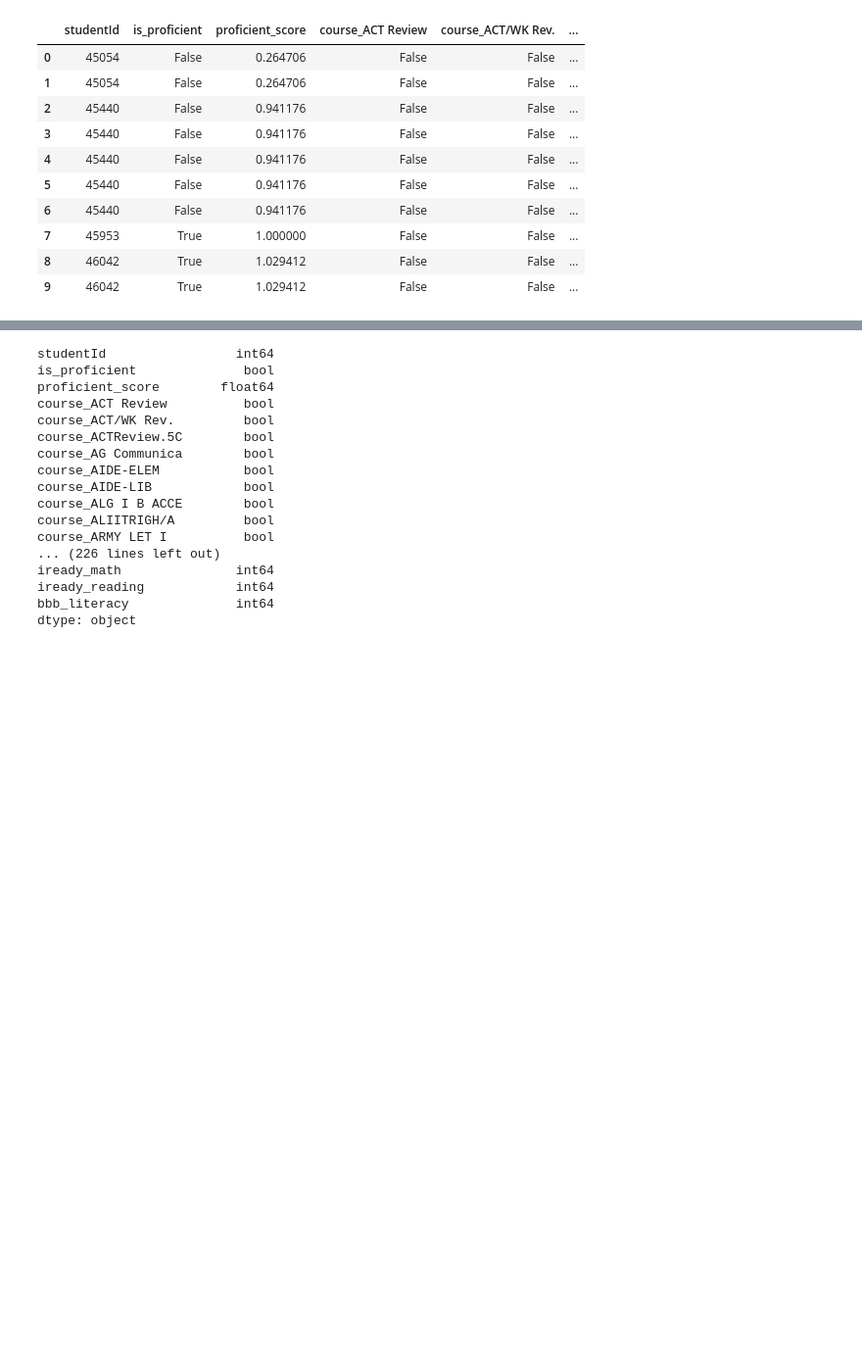
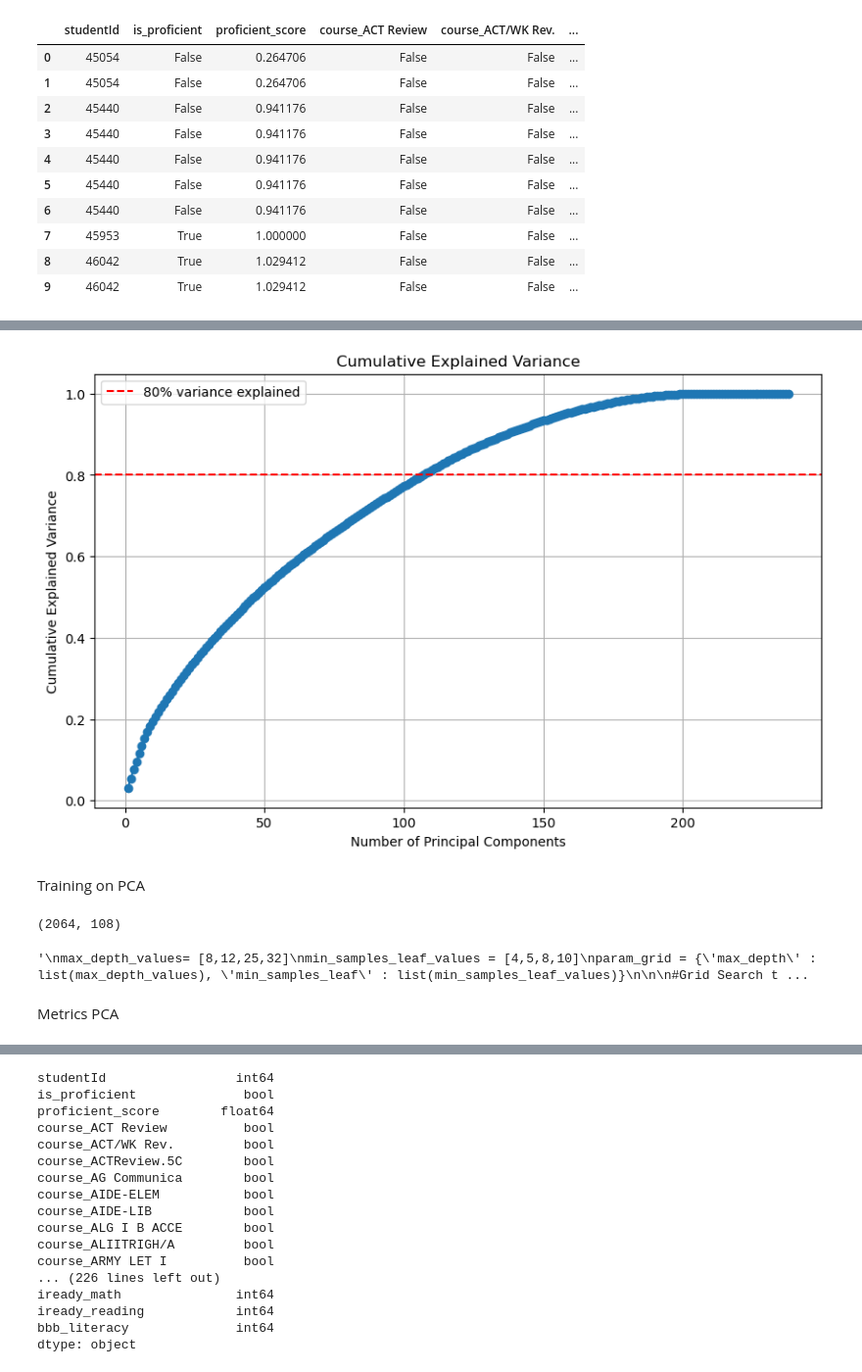
Before and after one commit to level-data-1a/predicting-proficiency, a Jupyter notebook: DecisionTree/ActMath.ipynb, the cells around one changed output, grey strips where cells are left out. Shown at 98% size. Cells and saved outputs as stored; diff of their text form; code cells hidden in the pictures; blank space fills up the shorter version.

```diff
--- a/DecisionTree/ActMath.ipynb
+++ b/DecisionTree/ActMath.ipynb
@@ -31,0 +155,48 @@ actMath_11_df.head(10)
+# %%
+# Cumulative Explained Variance
+cumulative_explained_variance = np.cumsum(explained_variance_ratio)
+plt.figure(figsize=(10, 6))
+plt.plot(range(1, len(cumulative_explained_variance) + 1), cumulative_explained_variance, marker='o', linestyle='--')
+plt.axhline(y=0.80, color='r', linestyle='--', label='80% variance explained')  # Adjust threshold as needed
+plt.title('Cumulative Explained Variance')
+plt.xlabel('Number of Principal Components')
+plt.ylabel('Cumulative Explained Variance')
+plt.legend()
+plt.grid(True)
+plt.show()
+# %% [output]
+[figure, added]
+# %% [markdown]
+Training on PCA
+# %%
+X_PCA = first_108_pcs_df  # PCA-transformed features
+y_PCA = actMath_11_df['proficient_score']
+X_train_PCA, X_test_PCA, y_train_PCA, y_test_PCA = train_test_split(X_PCA, y_PCA, test_size=0.20, random_state=123)
+print(X_train_PCA.shape)
+# %% [output]
+(2064, 108)
+# %%
+'''
+max_depth_values= [8,12,25,32]
+min_samples_leaf_values = [4,5,8,10]
+param_grid = {'max_depth' : list(max_depth_values), 'min_samples_leaf' : list(min_samples_leaf_values)}
+
+
+#Grid Search to find the best hyperparameters
+print("Running Grid Search")
+dt_regressor_PCA = DecisionTreeRegressor()
+
+# will have a 3-fold cross validation
+dt_grid_PCA = GridSearchCV(dt_regressor_PCA, param_grid, cv=3, scoring='neg_root_mean_squared_error')
+dt_grid_search_PCA = dt_grid_PCA.fit(X_train_PCA, y_train_PCA)
+
+print("Done")
+dt_best_params_PCA = dt_grid_search_PCA.best_params_
+
+dt_best_params_PCA
+'''
+#{'max_depth': 32, 'min_samples_leaf': 5}
+# %% [output]
+'\nmax_depth_values= [8,12,25,32]\nmin_samples_leaf_values = [4,5,8,10]\nparam_grid = {\'max_depth\' : list(max_depth_values), \'min_samples_leaf\' : list(min_samples_leaf_values)}\n\n\n#Grid Search t ...
+# %% [markdown]
+Metrics PCA
```
Also changed, not shown: parts of 10 cells of this notebook, 1 other file.
